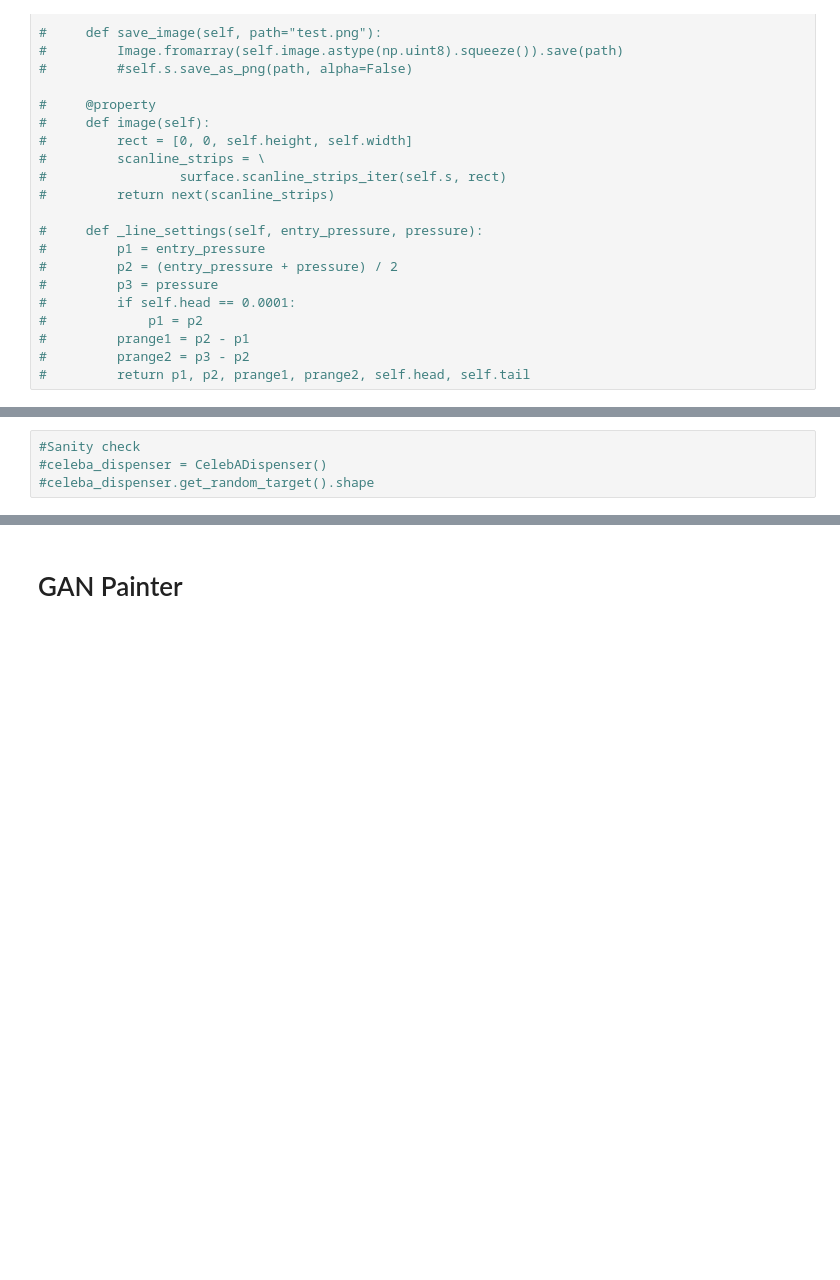
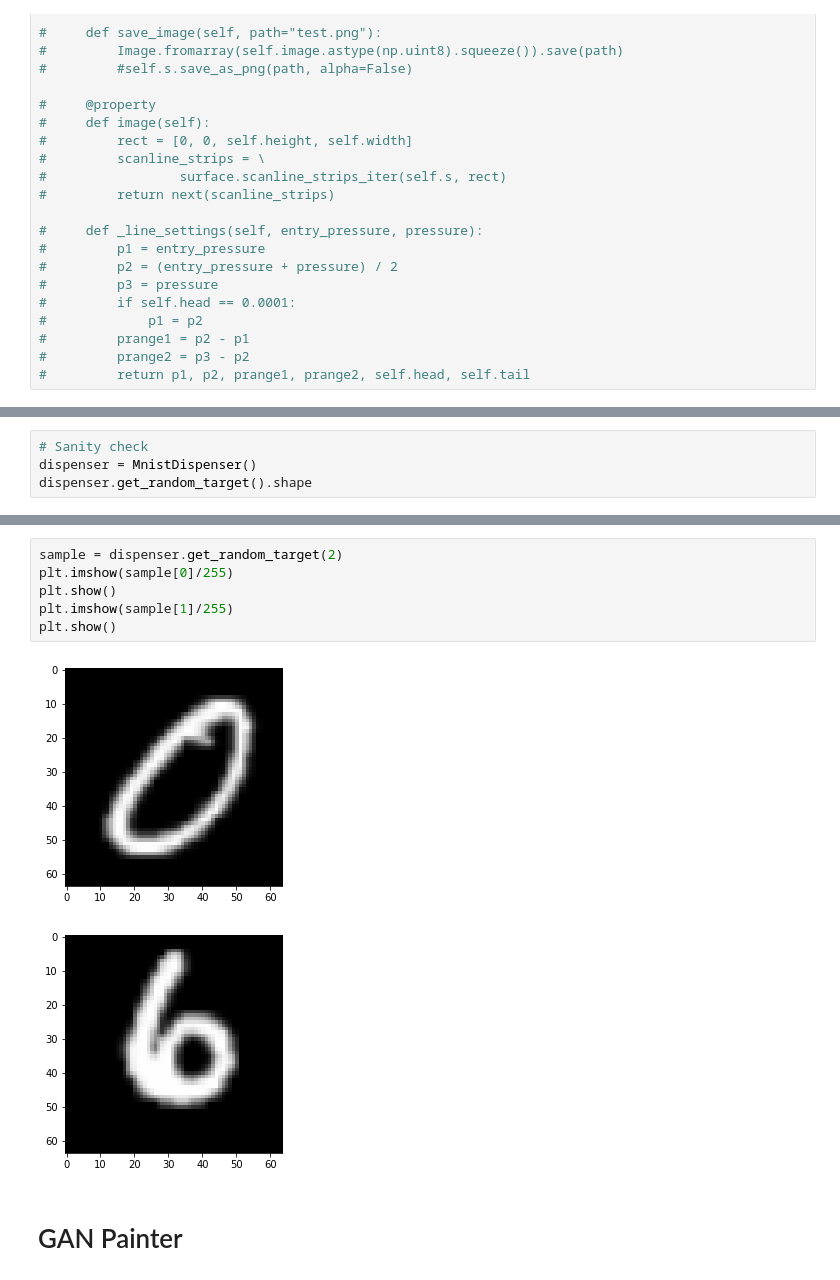
Before and after one commit to initmaks/deep-metamorphose, a Jupyter notebook: notebooks_morph/3. recreating_spiral.ipynb, the cells around one changed output, grey strips where cells are left out. Drawn from its saved outputs; the diff is of its cells as text; blank space fills up the shorter version.

Commit message:
Attempt to train MNIST

```diff
--- a/notebooks_morph/3. recreating_spiral.ipynb
+++ b/notebooks_morph/3. recreating_spiral.ipynb
@@ -351,4 +323,4 @@ class CelebADispenser():
 # %%
-#Sanity check
-#celeba_dispenser = CelebADispenser()
-#celeba_dispenser.get_random_target().shape
+# Sanity check
+dispenser = MnistDispenser()
+dispenser.get_random_target().shape
@@ -549,3 +329,12 @@ class CelebADispenser():
+# %%
+sample = dispenser.get_random_target(2)
+plt.imshow(sample[0]/255)
+plt.show()
+plt.imshow(sample[1]/255)
+plt.show()
+# %% [output]
+[figure, added]
+[figure, added]
 # %% [markdown]
 # GAN Painter
 # %%
```
Also changed, not shown: parts of 30 cells of this notebook, 4 other files.
